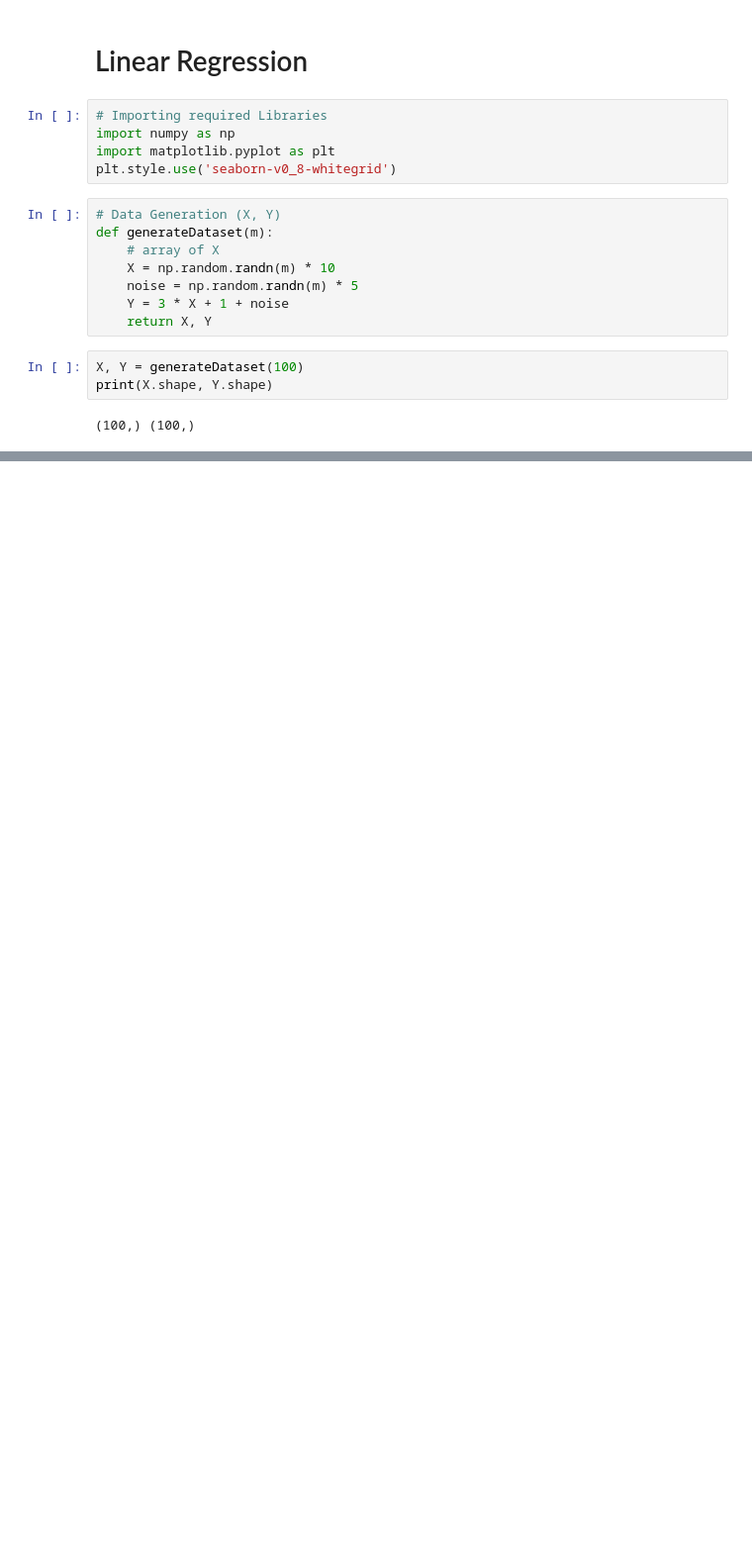
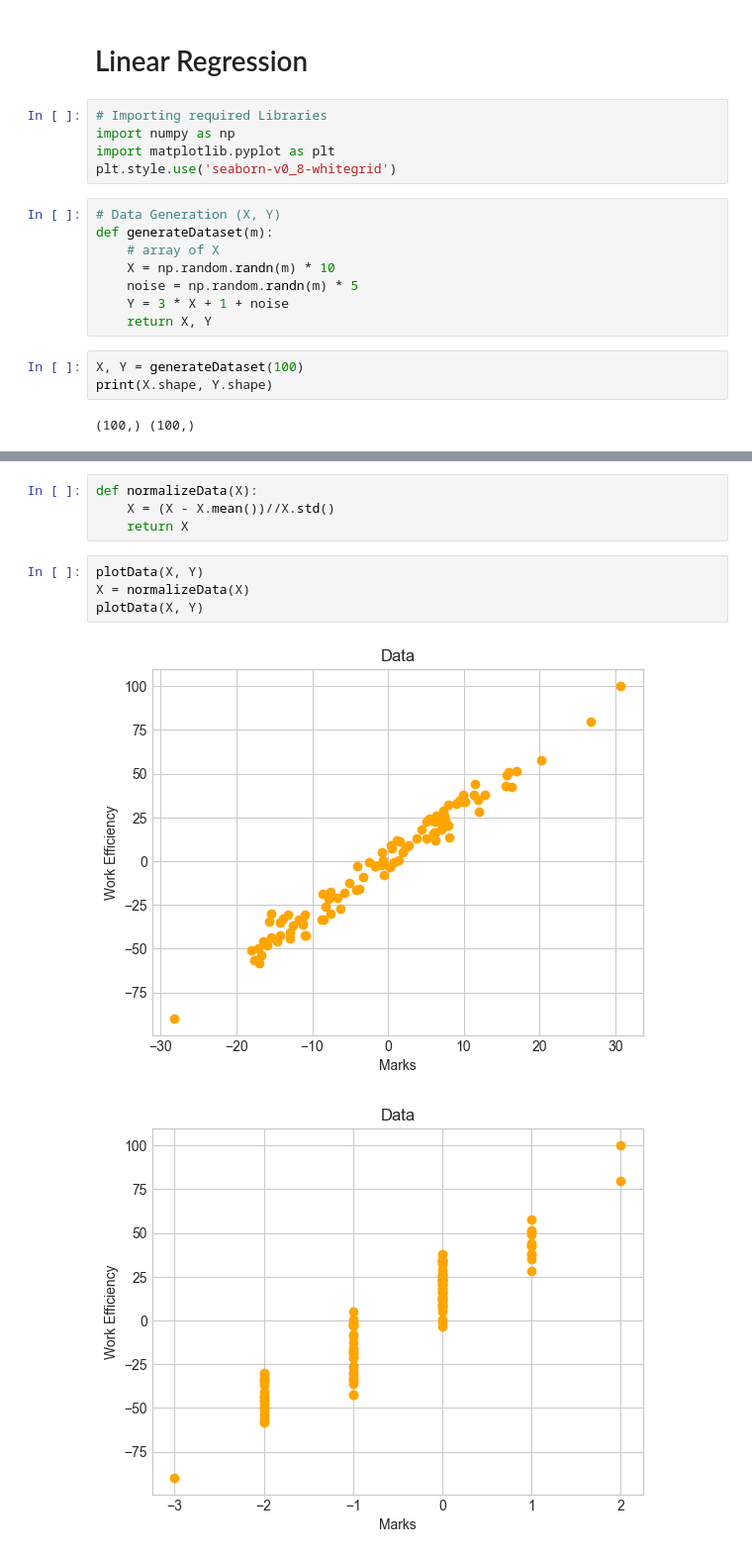
Before and after one commit to aarpitdubey/mlconcepts, a Jupyter notebook: 4_Linear_Regression/2_Linear_regression.ipynb, the cells around one changed output, grey strips where cells are left out. Shown: that part at 99% size. Drawn from its saved outputs; the diff is of its cells as text; blank space fills up the shorter version.

Commit message:
Linear Regression implementation - 2. Data No0rmalization revision done

```diff
--- a/4_Linear_Regression/2_Linear_regression.ipynb
+++ b/4_Linear_Regression/2_Linear_regression.ipynb
@@ -35,0 +36,11 @@ plotData(X, Y)
+# %%
+def normalizeData(X):
+    X = (X - X.mean())//X.std()
+    return X
+# %%
+plotData(X, Y)
+X = normalizeData(X)
+plotData(X, Y)
+# %% [output]
+[figure, added]
+[figure, added]
```
Also changed, not shown: parts of 3 cells of this notebook, 5 other files.
